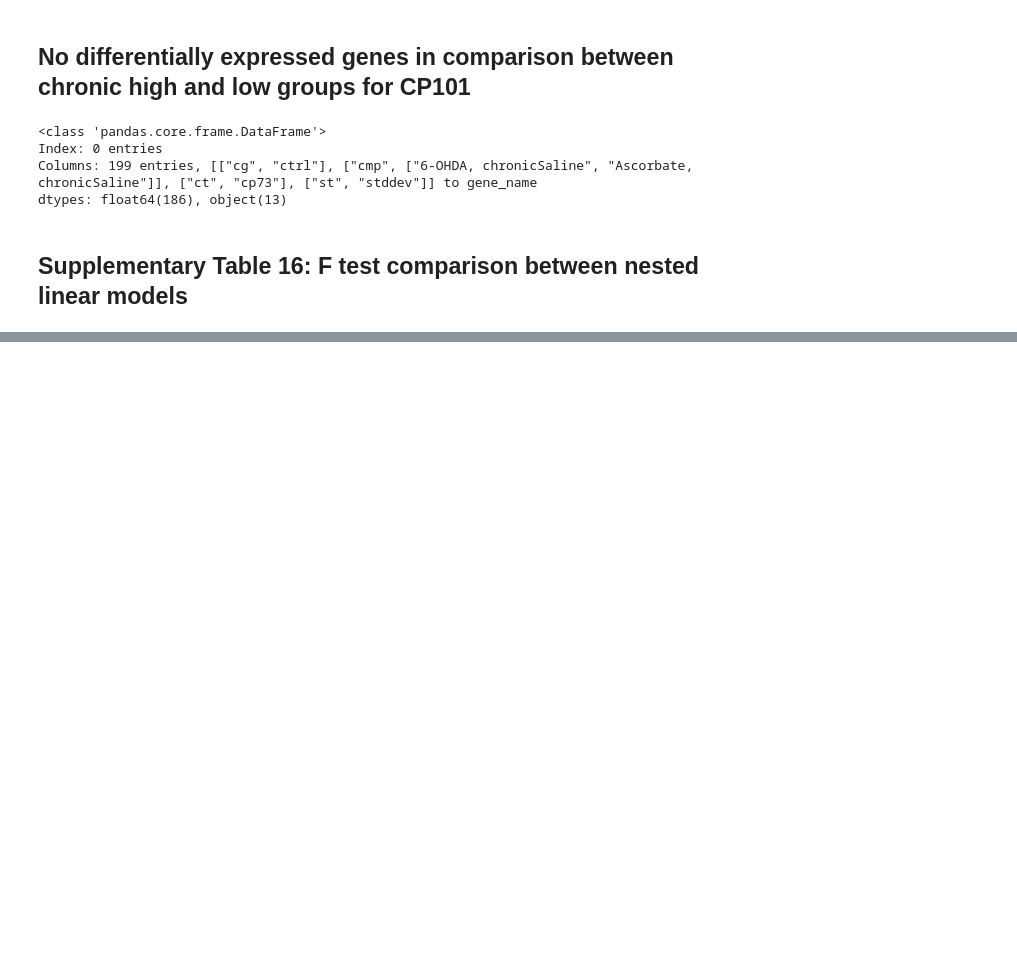
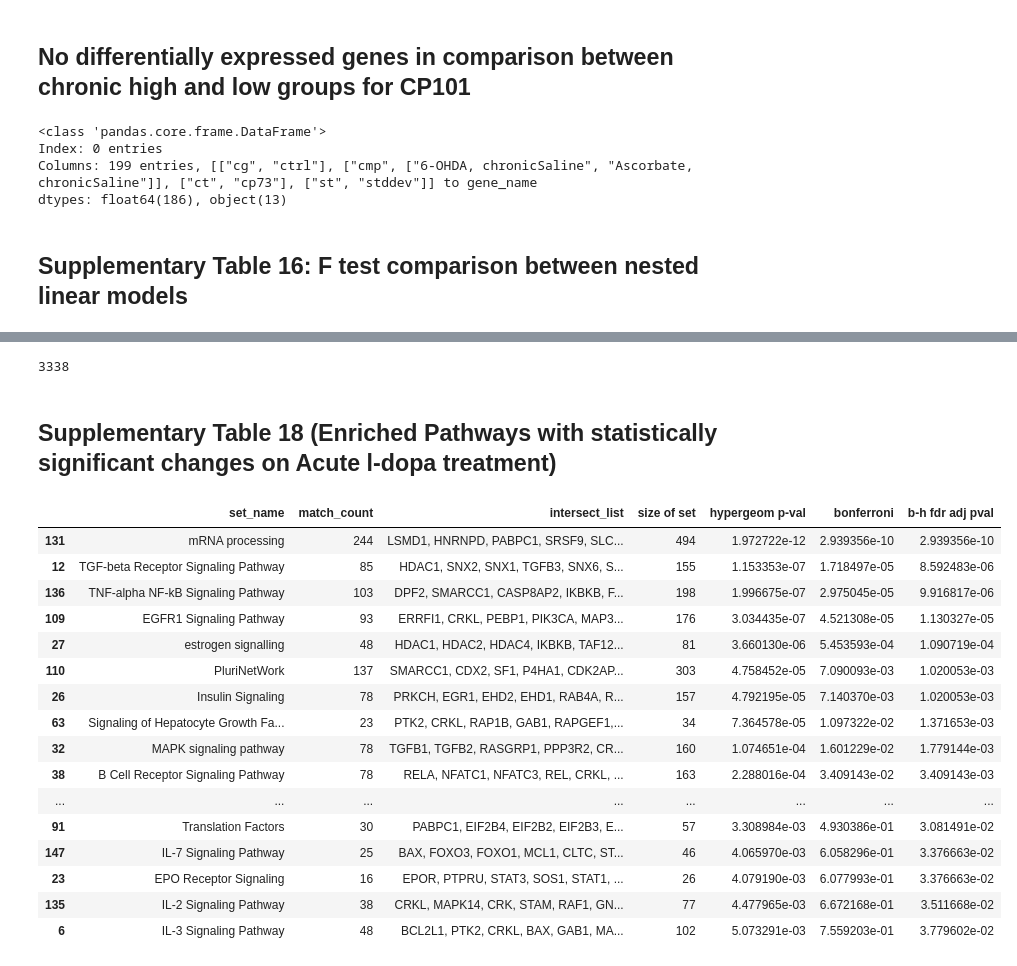
Before and after one commit to aheilbut/pdmouse, a Jupyter notebook: py/pd_supp_tables.ipynb, the cells around one changed output, grey strips where cells are left out. Drawn from its saved outputs; the diff is of its cells as text; code cells hidden in the pictures; blank space fills up the shorter version.

Commit message:
updated numbers for pd manuscript and converted everything to put the numbers in via word script

```diff
--- a/py/pd_supp_tables.ipynb
+++ b/py/pd_supp_tables.ipynb
@@ -857,0 +1190,37 @@ writeTable(
+# %%
+# define the columns we're interested in here
+cn_cp73_acute_bh_ttest_pval = pda.tm.e([("cmp", ["6-OHDA, acuteHigh", "6-OHDA, acuteSaline"]),
+        ("ct", "cp73"), ("mc", "bh"), ("st", "pval"), ("tt", "welch ttest")])
+cn_cp73_acute_median_foldchange = pda.tm.e([  ("cmp", ["6-OHDA, acuteHigh", "6-OHDA, acuteSaline"]),
+        ("ct", "cp73"), ("st", "fc_medians")])
+
+# select probesets with b-h adjusted p-values less than 0.10, and log2 fold change either < -1 or > +1
+cp73_acute_ldopa = (cp_both_wide_info.select(
+    lambda x: cp_both_wide_info.ix[x, cn_cp73_acute_bh_ttest_pval] < 0.10
+    and abs(cp_both_wide_info.ix[x, cn_cp73_acute_median_foldchange]) >= table_fc_threshold
+))[["probe_id", "symbol", "gene_name",
+    cn_cp73_acute_bh_ttest_pval,
+    cn_cp73_acute_median_foldchange
+    ]].sort_index(by=cn_cp73_acute_median_foldchange, ascending=False)
+
+
+cp73_acute_ldopa_up = (cp_both_wide_info.select(
+    lambda x: cp_both_wide_info.ix[x, cn_cp73_acute_bh_ttest_pval] < 0.10
+    and cp_both_wide_info.ix[x, cn_cp73_acute_median_foldchange] >= table_fc_threshold
+))[["probe_id", "symbol", "gene_name",
+    cn_cp73_acute_bh_ttest_pval,
+    cn_cp73_acute_median_foldchange
+    ]].sort_index(by=cn_cp73_acute_median_foldchange, ascending=False)
+
+
+cp73_acute_ldopa_down = (cp_both_wide_info.select(
+    lambda x: cp_both_wide_info.ix[x, cn_cp73_acute_bh_ttest_pval] < 0.10
+    and cp_both_wide_info.ix[x, cn_cp73_acute_median_foldchange] <= -table_fc_threshold
+))[["probe_id", "symbol", "gene_name",
+    cn_cp73_acute_bh_ttest_pval,
+    cn_cp73_acute_median_foldchange
+    ]].sort_index(by=cn_cp73_acute_median_foldchange, ascending=False)
+# %%
+len( uniqueSym(cp73_acute_ldopa_down.symbol) )
+# %% [output]
+3338
@@ -857,0 +1240,30 @@ writeTable(
+# %% [markdown]
+## Supplementary Table 18 (Enriched Pathways with statistically significant changes on Acute l-dopa treatment)
+# %%
+t = (cp_both_wide_info.select(
+    lambda x: cp_both_wide_info.ix[x, cn_cp73_acute_bh_ttest_pval] < 0.10
+        #and cp_both_wide_info.ix[x, cn_cp73_chronicHigh_vs_Low_foldchange] < 0
+))
+o = alib.wikipath.calc_overlap_stats([a.upper() for a in uniqueSym(t.symbol)], wp.mouse_wp_symbols, total_mouse_gene_symbols)[0:20]
+o["intersect_list"] = [", ".join( list(a) ) for a in o["intersect_list"]] # convert sets to lists for ouput
+writeTable(o, "pd_supptable_18", "pathways enriched in CP73 acute high-dose levodopa")
+# %%
+IPython.display.HTML( o.to_html() )
+# %% [output]
+|  | set_name | match_count | intersect_list | size of set | hypergeom p-val | bonferroni | b-h fdr adj pval |
+| 131 | mRNA processing | 244 | LSMD1, HNRNPD, PABPC1, SRSF9, SLC... | 494 | 1.972722e-12 | 2.939356e-10 | 2.939356e-10 |
+| 12 | TGF-beta Receptor Signaling Pathway | 85 | HDAC1, SNX2, SNX1, TGFB3, SNX6, S... | 155 | 1.153353e-07 | 1.718497e-05 | 8.592483e-06 |
+| 136 | TNF-alpha NF-kB Signaling Pathway | 103 | DPF2, SMARCC1, CASP8AP2, IKBKB, F... | 198 | 1.996675e-07 | 2.975045e-05 | 9.916817e-06 |
+| 109 | EGFR1 Signaling Pathway | 93 | ERRFI1, CRKL, PEBP1, PIK3CA, MAP3... | 176 | 3.034435e-07 | 4.521308e-05 | 1.130327e-05 |
+| 27 | estrogen signalling | 48 | HDAC1, HDAC2, HDAC4, IKBKB, TAF12... | 81 | 3.660130e-06 | 5.453593e-04 | 1.090719e-04 |
+| 110 | PluriNetWork | 137 | SMARCC1, CDX2, SF1, P4HA1, CDK2AP... | 303 | 4.758452e-05 | 7.090093e-03 | 1.020053e-03 |
+| 26 | Insulin Signaling | 78 | PRKCH, EGR1, EHD2, EHD1, RAB4A, R... | 157 | 4.792195e-05 | 7.140370e-03 | 1.020053e-03 |
+| 63 | Signaling of Hepatocyte Growth Fa... | 23 | PTK2, CRKL, RAP1B, GAB1, RAPGEF1,... | 34 | 7.364578e-05 | 1.097322e-02 | 1.371653e-03 |
+| 32 | MAPK signaling pathway | 78 | TGFB1, TGFB2, RASGRP1, PPP3R2, CR... | 160 | 1.074651e-04 | 1.601229e-02 | 1.779144e-03 |
+| 38 | B Cell Receptor Signaling Pathway | 78 | RELA, NFATC1, NFATC3, REL, CRKL, ... | 163 | 2.288016e-04 | 3.409143e-02 | 3.409143e-03 |
+| ... | ... | ... | ... | ... | ... | ... | ... |
+| 91 | Translation Factors | 30 | PABPC1, EIF2B4, EIF2B2, EIF2B3, E... | 57 | 3.308984e-03 | 4.930386e-01 | 3.081491e-02 |
+| 147 | IL-7 Signaling Pathway | 25 | BAX, FOXO3, FOXO1, MCL1, CLTC, ST... | 46 | 4.065970e-03 | 6.058296e-01 | 3.376663e-02 |
+| 23 | EPO Receptor Signaling | 16 | EPOR, PTPRU, STAT3, SOS1, STAT1, ... | 26 | 4.079190e-03 | 6.077993e-01 | 3.376663e-02 |
+| 135 | IL-2 Signaling Pathway | 38 | CRKL, MAPK14, CRK, STAM, RAF1, GN... | 77 | 4.477965e-03 | 6.672168e-01 | 3.511668e-02 |
+| 6 | IL-3 Signaling Pathway | 48 | BCL2L1, PTK2, CRKL, BAX, GAB1, MA... | 102 | 5.073291e-03 | 7.559203e-01 | 3.779602e-02 |
```
Also changed, not shown: parts of 151 cells of this notebook, 4 other files.
